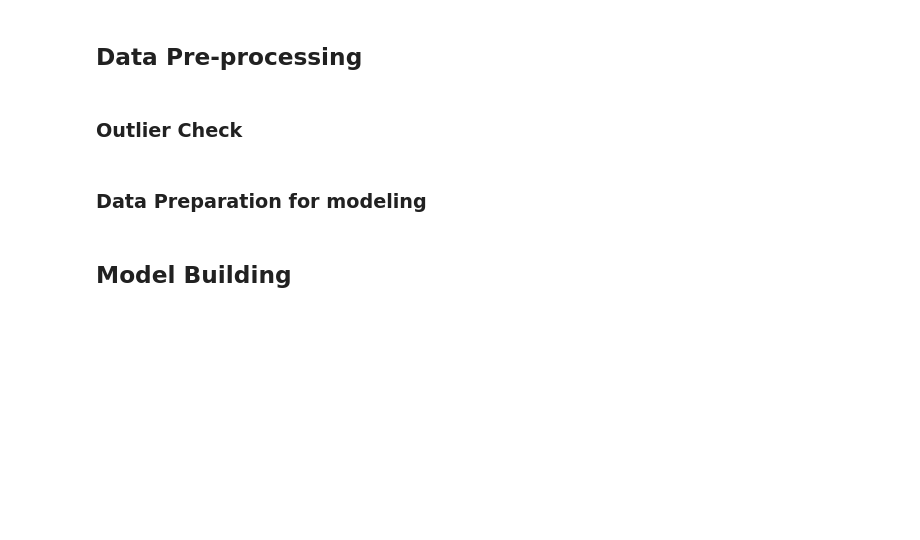
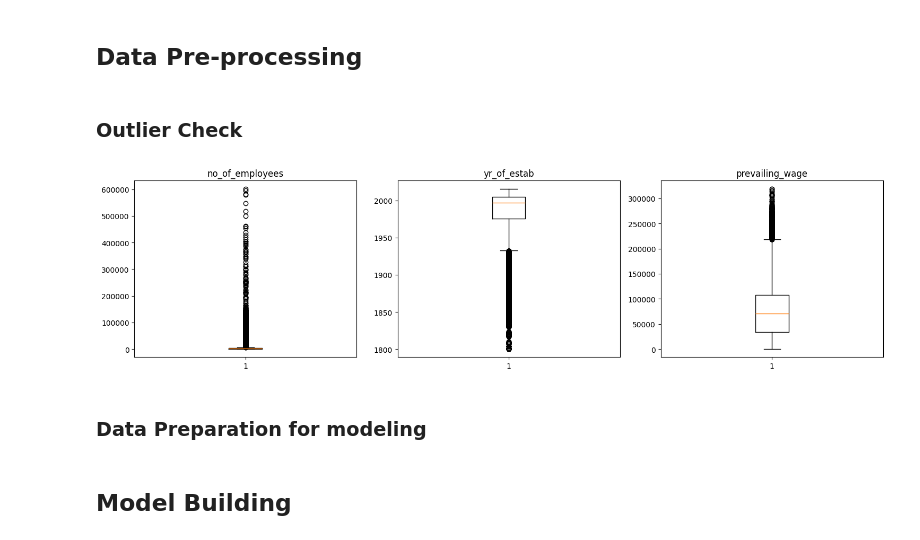
Before and after one commit to ankur0405/LearningPython, a Jupyter notebook: EasyVisa_Full_Code.ipynb, the cells around one changed output. Drawn from its saved outputs; the diff is of its cells as text; code cells hidden in the pictures; blank space fills up the shorter version.

```diff
--- a/EasyVisa_Full_Code.ipynb
+++ b/EasyVisa_Full_Code.ipynb
@@ -449,6 +470,20 @@ Y                       11024    3778  14802
 ## Data Pre-processing
 # %% [markdown]
 ### Outlier Check
+# %%
+numeric_columns = df.select_dtypes(include=np.number).columns.tolist()
+
+plt.figure(figsize=(20, 15))
+
+for i, feature in enumerate(numeric_columns):
+    plt.subplot(4, 4, i + 1)
+    plt.boxplot(df[feature], whis=1.5)
+    plt.tight_layout()
+    plt.title(feature)
+
+plt.show()
+# %% [output]
+[figure, added]
 # %% [markdown]
 ### Data Preparation for modeling
 # %% [markdown]
```
Also changed, not shown: parts of 3 cells of this notebook.
